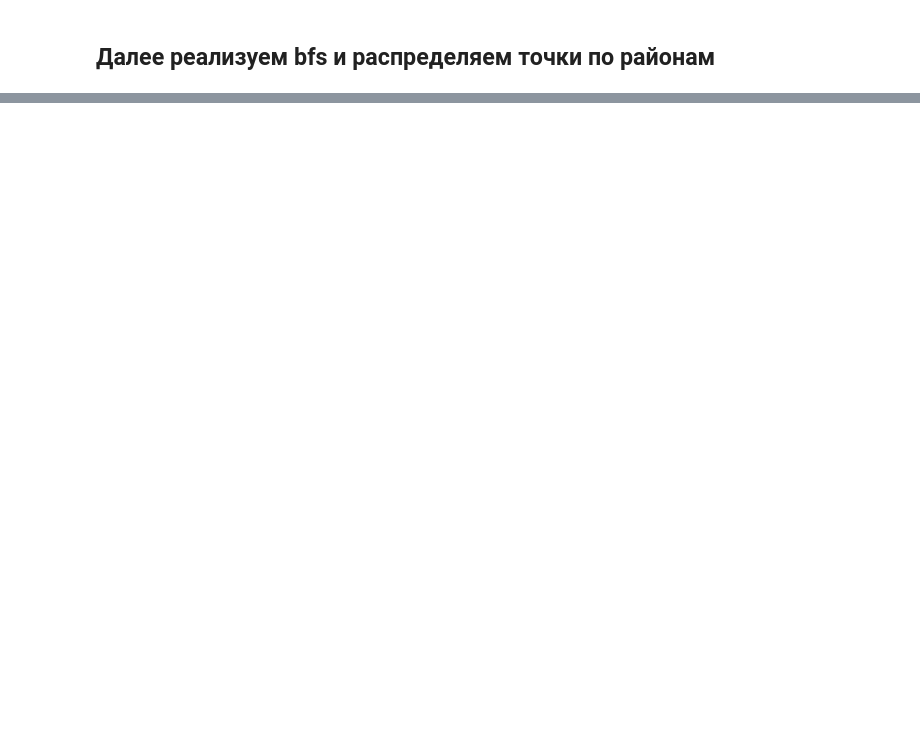
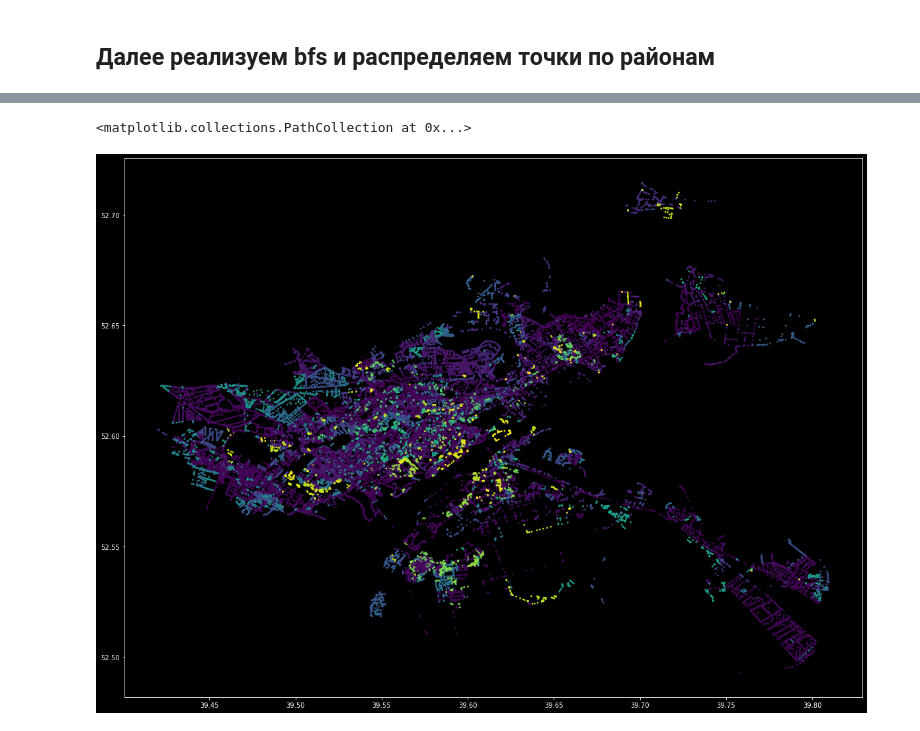
Before and after one commit to Valentinius/IT_Cow, a Jupyter notebook: set_dots.ipynb, the cells around one changed output, grey strips where cells are left out. Saved outputs shown, nothing was run; the diff lists cells and outputs as text; code cells hidden in the pictures; blank space fills up the shorter version.

```diff
--- a/set_dots.ipynb
+++ b/set_dots.ipynb
@@ -53,15 +143,17 @@ def bfs(v_id, cur_id, p_type, p_id, r_in, r_out):
     _out = 0
 
     p_type[p_id.index(v_id), 1] = cur_id
+
     while (True):
         if v_id in r_in[_in:]:
-            _in = r_in[_in:].index(v_id)
-            v_id_n = r_out[r_in.index(v_id)]
+            _in = r_in[_in:].index(v_id) + 1
+            v_id_n = r_out[_in - 1]
             if p_type[p_id.index(v_id_n)][0] != 1 and p_type[p_id.index(v_id_n)][1] == -1:
                 bfs(v_id_n, cur_id, p_type, p_id, r_in, r_out)
                 continue
-        if v_id in r_out:
-            v_id_n = r_in[r_out.index(v_id)]
+        if v_id in r_out[_out:]:
+            _out = r_out[_out:].index(v_id) + 1
+            v_id_n = r_in[_out - 1]
             if p_type[p_id.index(v_id_n)][0] != 1 and p_type[p_id.index(v_id_n)][1] == -1:
                 bfs(v_id_n, cur_id, p_type, p_id, r_in, r_out)
                 continue
@@ -103,0 +280,28 @@ plt.scatter(points[:, 0], points[:, 1], s=3, c=p_type[:,1])
+# %%
+_id = 0     # id района, к которому определяем дорогу
+
+for i in tqdm(range(node_id.shape[0])):
+#     p_info = p_type[p_id.index(v)]
+
+    # если дорога не главная
+    # если дорога не определена к району
+    if node_id[i, 1] == 2 and node_id[i, 2] == (-5):
+        bfs(node_id[i, 0], _id, node_id, roads)
+        _id += 1
+    elif node_id[i, 1] == 0:
+        node_id[i, 2] = -1
+
+#     if p_info[0] != 1 and p_info[1] == -1:
+#         bfs(v, _id, p_type, p_id, r_in, r_out)
+#         _id += 1
+
+# for v in r_out:
+#     p_info = p_type[p_id.index(v)]
+
+#     # если дорога не главная
+#     # если дорога не определена к району
+#     if p_info[0] != 1 and p_info[1] == -1:
+#         bfs(p_id.index(v), _id, p_type, p_id, r_in, r_out)
+#         _id += 1
+
+# print(len(r_in), _id)
@@ -103,0 +332,8 @@ plt.scatter(points[:, 0], points[:, 1], s=3, c=p_type[:,1])
+# %%
+fig = plt.gcf()
+fig.set_size_inches(20, 15)
+
+plt.scatter(node_ax[:,0], node_ax[:,1], s=3, c=node_id[:,2])
+# %% [output]
+<matplotlib.collections.PathCollection at 0x...>
+[figure, added]
```
Also changed, not shown: parts of 16 cells of this notebook, 3 other files.
